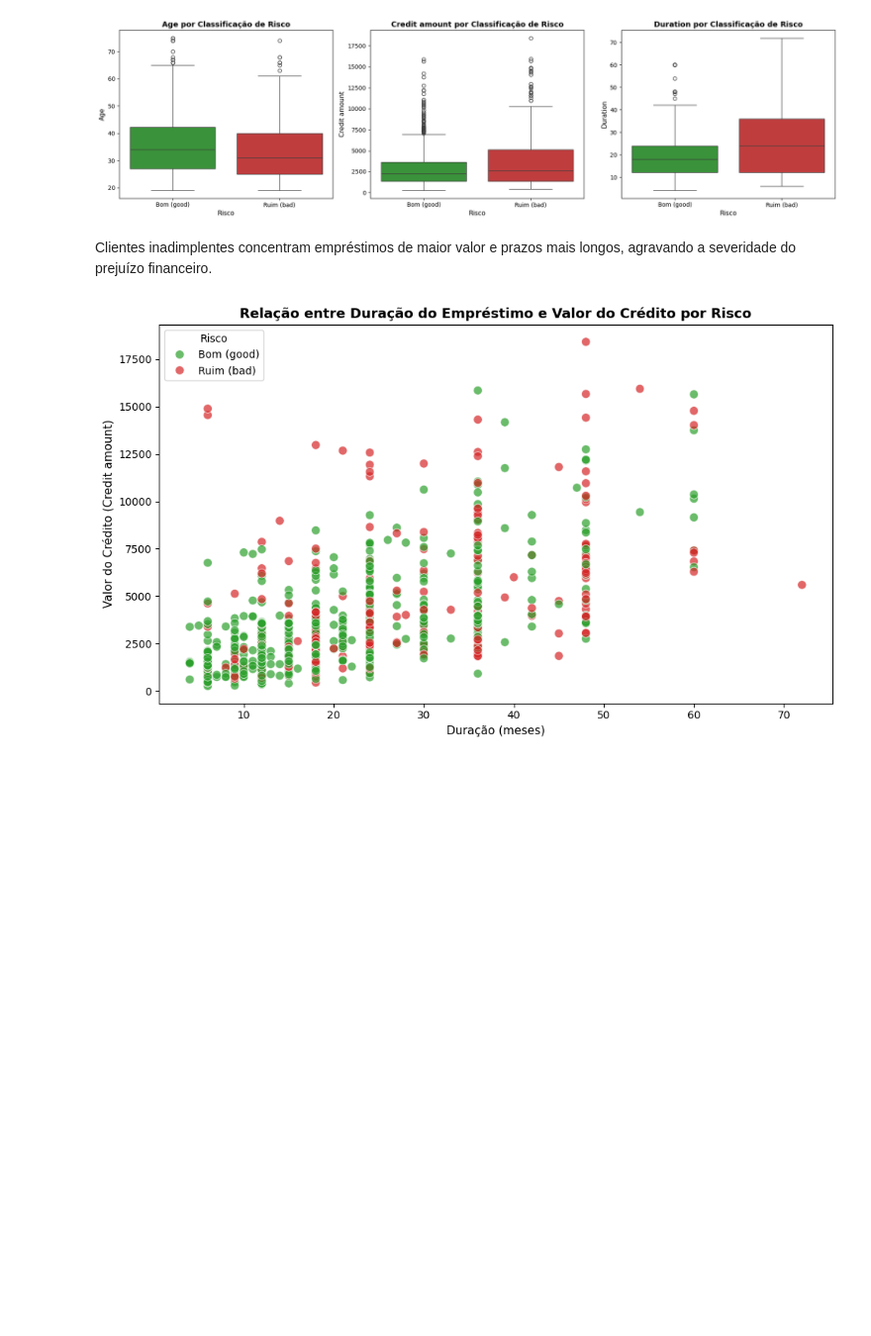
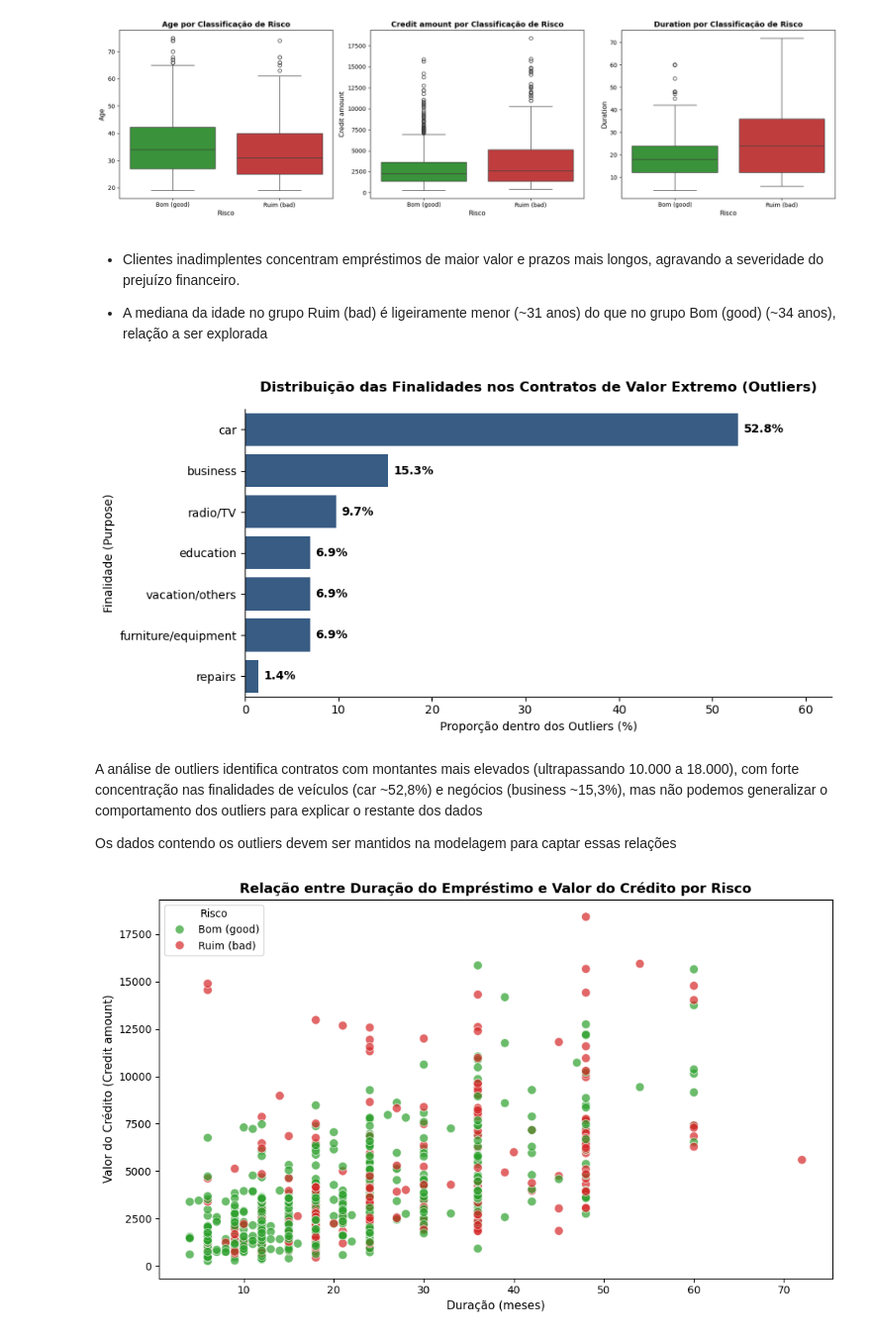
Before and after one commit to VincTorres/Credit_Risk, a Jupyter notebook: notebooks/01_EDA.ipynb, the cells around one changed output. Shown at 99% size. Drawn from its saved outputs; the diff is of its cells as text; code cells hidden in the pictures; blank space fills up the shorter version.

```diff
--- a/notebooks/01_EDA.ipynb
+++ b/notebooks/01_EDA.ipynb
@@ -192,7 +200,57 @@ plt.show()
 # %% [output]
 [figure]
 # %% [markdown]
-Clientes inadimplentes concentram empréstimos de maior valor e prazos mais longos, agravando a severidade do prejuízo financeiro.
+- Clientes inadimplentes concentram empréstimos de maior valor e prazos mais longos, agravando a severidade do prejuízo financeiro.
+
+- A mediana da idade no grupo Ruim (bad) é ligeiramente menor (\~31 anos) do que no grupo Bom (good) (\~34 anos), relação a ser explorada
+# %%
+import matplotlib.pyplot as plt
+import seaborn as sns
+outlier_purpose = (
+    df[df['is_outlier_amount']]['Purpose'].value_counts(normalize=True) * 100
+).reset_index()
+outlier_purpose.columns = ['Purpose', 'Percentage']
+
+# Plot
+plt.figure(figsize=(9, 4.5))
+ax = sns.barplot(
+    data=outlier_purpose,
+    y='Purpose',
+    x='Percentage',
+    color='#2b5c8f',
+)
+for p in ax.patches:
+    width = p.get_width()
+    ax.annotate(
+        f'{width:.1f}%',
+        xy=(width, p.get_y() + p.get_height() / 2),
+        xytext=(5, 0),
+        textcoords='offset points',
+        ha='left',
+        va='center',
+        fontsize=10,
+        fontweight='bold',
+    )
+
+plt.title(
+    'Distribuição das Finalidades nos Contratos de Valor Extremo (Outliers)',
+    fontsize=12,
+    fontweight='bold',
+    pad=15,
+)
+plt.xlabel('Proporção dentro dos Outliers (%)', fontsize=10)
+plt.ylabel('Finalidade (Purpose)', fontsize=10)
+plt.xlim(0, outlier_purpose['Percentage'].max() + 10)
+sns.despine(right=True, top=True)
+
+plt.tight_layout()
+plt.show()
+# %% [output]
+[figure, added]
+# %% [markdown]
+A análise de outliers identifica contratos com montantes mais elevados (ultrapassando 10.000 a 18.000), com forte concentração nas finalidades de veículos (car ~52,8%) e negócios (business ~15,3%), mas não podemos generalizar o comportamento dos outliers para explicar o restante dos dados
+
+Os dados contendo os outliers devem ser mantidos na modelagem para captar essas relações
 # %%
 plt.figure(figsize=(10, 6))
 
```
Also changed, not shown: parts of 23 cells of this notebook, 1 other file.
